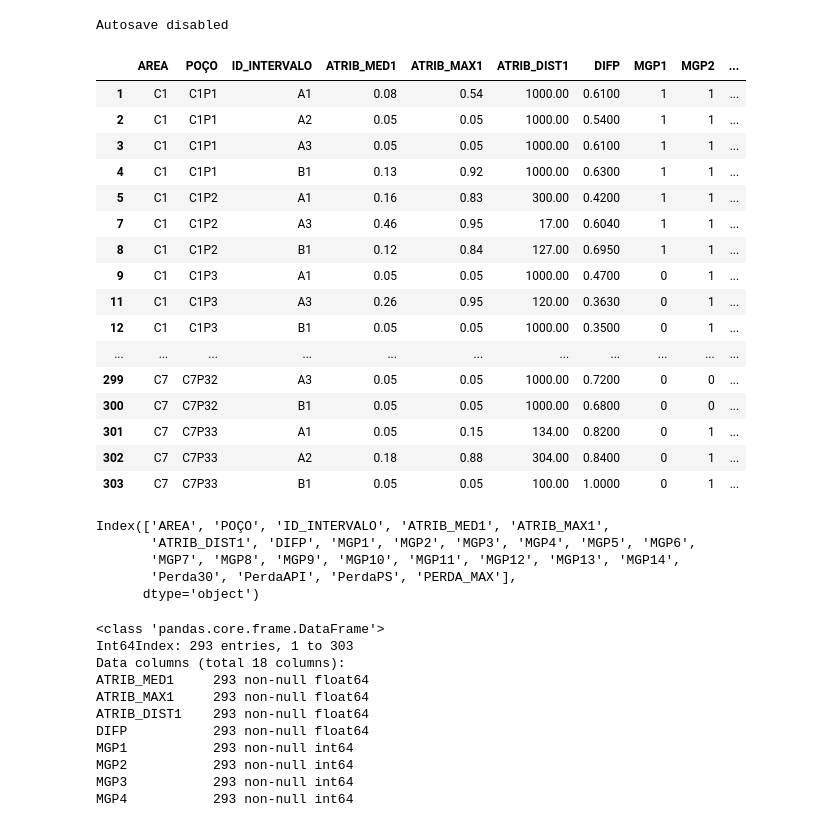
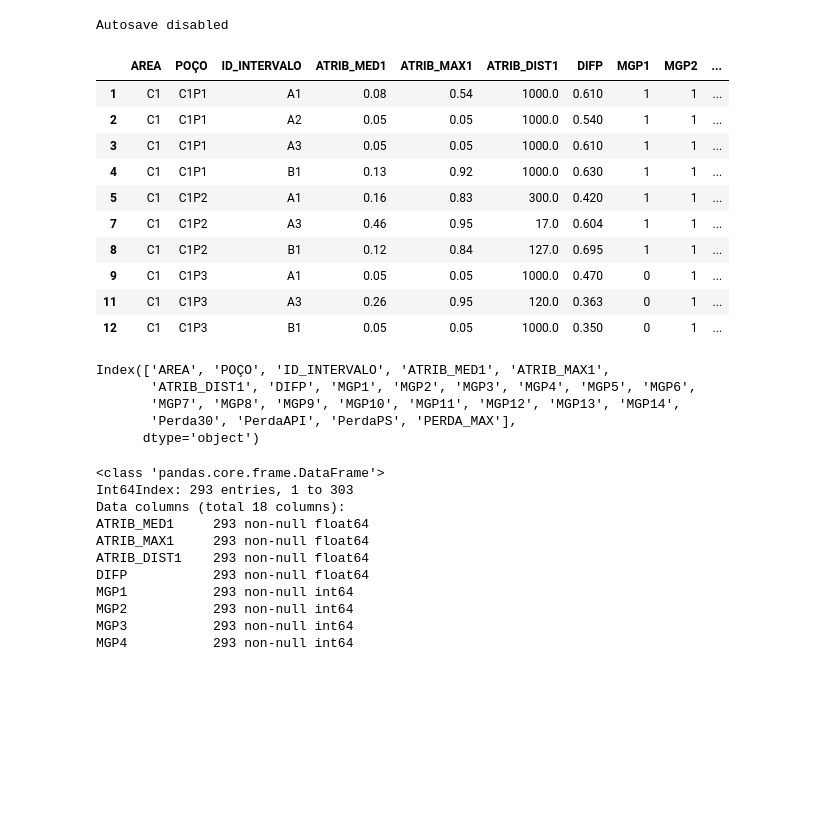
Before and after one commit to giovanimachado/mSc, a Jupyter notebook: clusterAnalysis.ipynb, the cells around one changed output. Cells and saved outputs as stored; diff of their text form; code cells hidden in the pictures; blank space fills up the shorter version.

```diff
--- a/clusterAnalysis.ipynb
+++ b/clusterAnalysis.ipynb
@@ -20,30 +54,24 @@ pd.options.display.max_columns=60
 # %%
 df=pd.read_csv('baseProjeto_entradaModelo.csv', index_col=0)
 # %%
-df
+df.head(10)
 # %% [output]
 |  | AREA | POÇO | ID_INTERVALO | ATRIB_MED1 | ATRIB_MAX1 | ATRIB_DIST1 | DIFP | MGP1 | MGP2 | ... |
-| 1 | C1 | C1P1 | A1 | 0.08 | 0.54 | 1000.00 | 0.6100 | 1 | 1 | ... |
-| 2 | C1 | C1P1 | A2 | 0.05 | 0.05 | 1000.00 | 0.5400 | 1 | 1 | ... |
-| 3 | C1 | C1P1 | A3 | 0.05 | 0.05 | 1000.00 | 0.6100 | 1 | 1 | ... |
-| 4 | C1 | C1P1 | B1 | 0.13 | 0.92 | 1000.00 | 0.6300 | 1 | 1 | ... |
-| 5 | C1 | C1P2 | A1 | 0.16 | 0.83 | 300.00 | 0.4200 | 1 | 1 | ... |
-| 7 | C1 | C1P2 | A3 | 0.46 | 0.95 | 17.00 | 0.6040 | 1 | 1 | ... |
-| 8 | C1 | C1P2 | B1 | 0.12 | 0.84 | 127.00 | 0.6950 | 1 | 1 | ... |
-| 9 | C1 | C1P3 | A1 | 0.05 | 0.05 | 1000.00 | 0.4700 | 0 | 1 | ... |
-| 11 | C1 | C1P3 | A3 | 0.26 | 0.95 | 120.00 | 0.3630 | 0 | 1 | ... |
-| 12 | C1 | C1P3 | B1 | 0.05 | 0.05 | 1000.00 | 0.3500 | 0 | 1 | ... |
-| ... | ... | ... | ... | ... | ... | ... | ... | ... | ... | ... |
-| 299 | C7 | C7P32 | A3 | 0.05 | 0.05 | 1000.00 | 0.7200 | 0 | 0 | ... |
-| 300 | C7 | C7P32 | B1 | 0.05 | 0.05 | 1000.00 | 0.6800 | 0 | 0 | ... |
-| 301 | C7 | C7P33 | A1 | 0.05 | 0.15 | 134.00 | 0.8200 | 0 | 1 | ... |
-| 302 | C7 | C7P33 | A2 | 0.18 | 0.88 | 304.00 | 0.8400 | 0 | 1 | ... |
-| 303 | C7 | C7P33 | B1 | 0.05 | 0.05 | 100.00 | 1.0000 | 0 | 1 | ... |
+| 1 | C1 | C1P1 | A1 | 0.08 | 0.54 | 1000.0 | 0.610 | 1 | 1 | ... |
+| 2 | C1 | C1P1 | A2 | 0.05 | 0.05 | 1000.0 | 0.540 | 1 | 1 | ... |
+| 3 | C1 | C1P1 | A3 | 0.05 | 0.05 | 1000.0 | 0.610 | 1 | 1 | ... |
+| 4 | C1 | C1P1 | B1 | 0.13 | 0.92 | 1000.0 | 0.630 | 1 | 1 | ... |
+| 5 | C1 | C1P2 | A1 | 0.16 | 0.83 | 300.0 | 0.420 | 1 | 1 | ... |
+| 7 | C1 | C1P2 | A3 | 0.46 | 0.95 | 17.0 | 0.604 | 1 | 1 | ... |
+| 8 | C1 | C1P2 | B1 | 0.12 | 0.84 | 127.0 | 0.695 | 1 | 1 | ... |
+| 9 | C1 | C1P3 | A1 | 0.05 | 0.05 | 1000.0 | 0.470 | 0 | 1 | ... |
+| 11 | C1 | C1P3 | A3 | 0.26 | 0.95 | 120.0 | 0.363 | 0 | 1 | ... |
+| 12 | C1 | C1P3 | B1 | 0.05 | 0.05 | 1000.0 | 0.350 | 0 | 1 | ... |
-# %%
-df.columns
-# %% [output]
-Index(['AREA', 'POÇO', 'ID_INTERVALO', 'ATRIB_MED1', 'ATRIB_MAX1',
-       'ATRIB_DIST1', 'DIFP', 'MGP1', 'MGP2', 'MGP3', 'MGP4', 'MGP5', 'MGP6',
-       'MGP7', 'MGP8', 'MGP9', 'MGP10', 'MGP11', 'MGP12', 'MGP13', 'MGP14',
-       'Perda30', 'PerdaAPI', 'PerdaPS', 'PERDA_MAX'],
-      dtype='object')
+# %%
+print(df.columns)
+# %% [output]
+Index(['AREA', 'POÇO', 'ID_INTERVALO', 'ATRIB_MED1', 'ATRIB_MAX1',
+       'ATRIB_DIST1', 'DIFP', 'MGP1', 'MGP2', 'MGP3', 'MGP4', 'MGP5', 'MGP6',
+       'MGP7', 'MGP8', 'MGP9', 'MGP10', 'MGP11', 'MGP12', 'MGP13', 'MGP14',
+       'Perda30', 'PerdaAPI', 'PerdaPS', 'PERDA_MAX'],
+      dtype='object')
```
Also changed, not shown: parts of 58 cells of this notebook.
